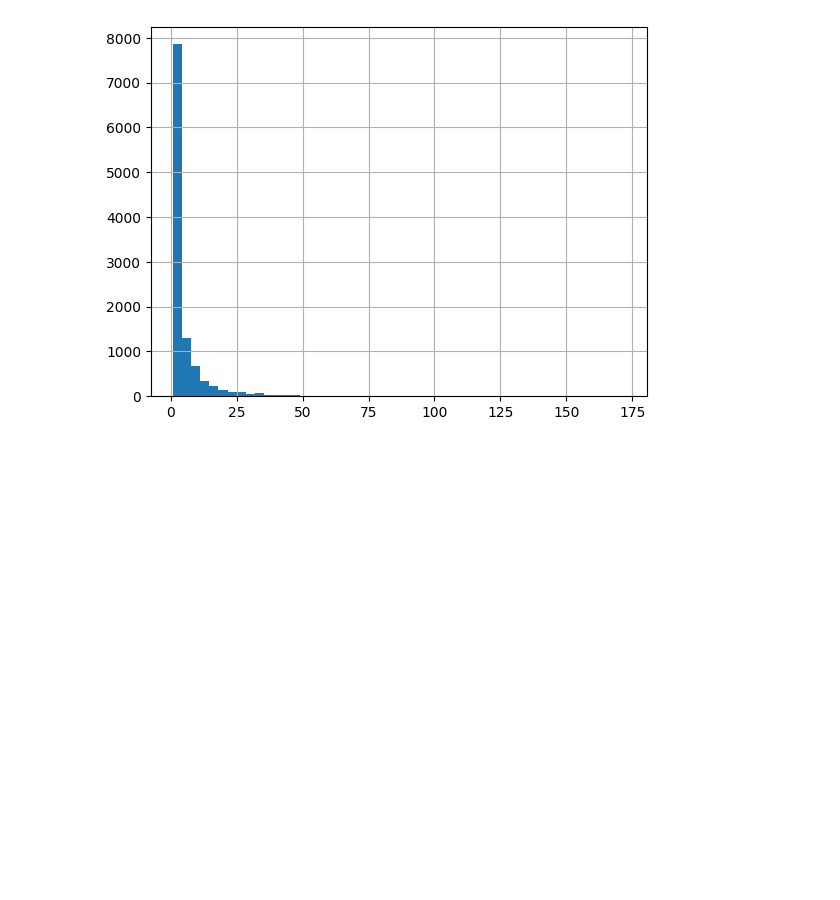
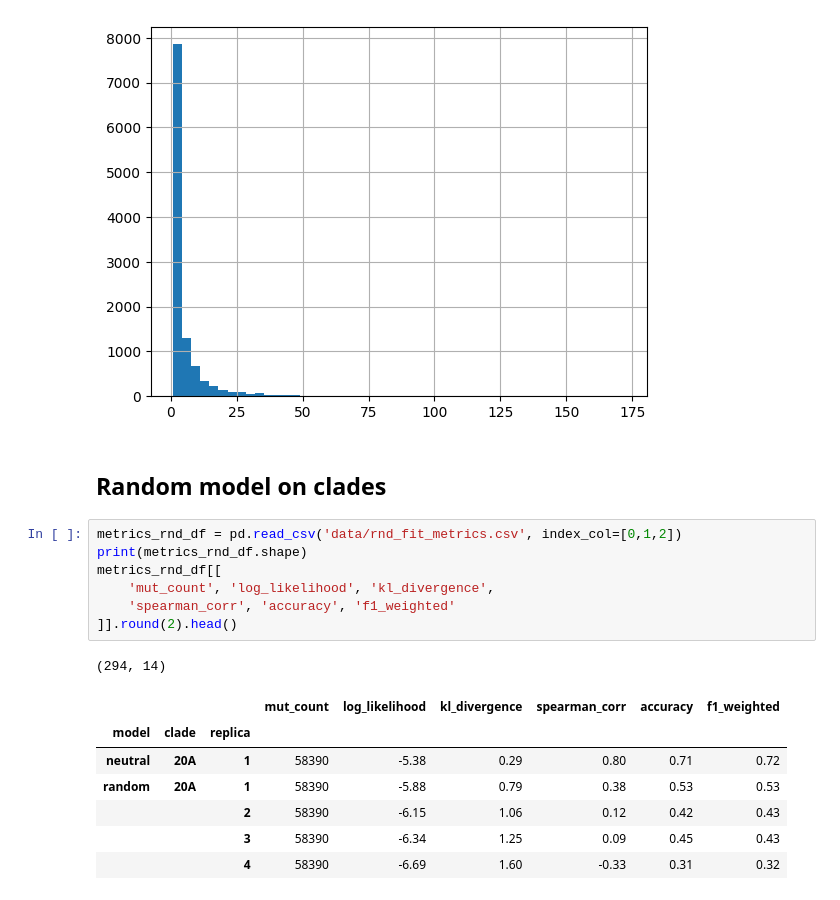
Before and after one commit to mitoclub/RNAViralMutSpec, a Jupyter notebook: sars-cov-2_aa_subst/process.ipynb, the cells around one changed output. Cells and saved outputs as stored; diff of their text form; blank space fills up the shorter version.

```diff
--- a/sars-cov-2_aa_subst/process.ipynb
+++ b/sars-cov-2_aa_subst/process.ipynb
@@ -757,3 +758,21 @@ metrics_total_df.sort_values('mut_count').tail(10)
 # %% [output]
 <AxesSubplot:>
 [figure]
+# %% [markdown]
+## Random model on clades
+# %%
+metrics_rnd_df = pd.read_csv('data/rnd_fit_metrics.csv', index_col=[0,1,2])
+print(metrics_rnd_df.shape)
+metrics_rnd_df[[
+    'mut_count', 'log_likelihood', 'kl_divergence',
+    'spearman_corr', 'accuracy', 'f1_weighted'
+]].round(2).head()
+# %% [output]
+(294, 14)
+|  |  |  | mut_count | log_likelihood | kl_divergence | spearman_corr | accuracy | f1_weighted |
+| model | clade | replica |  |  |  |  |  |  |
+| neutral | 20A | 1 | 58390 | -5.38 | 0.29 | 0.80 | 0.71 | 0.72 |
+| random | 20A | 1 | 58390 | -5.88 | 0.79 | 0.38 | 0.53 | 0.53 |
+|  |  | 2 | 58390 | -6.15 | 1.06 | 0.12 | 0.42 | 0.43 |
+|  |  | 3 | 58390 | -6.34 | 1.25 | 0.09 | 0.45 | 0.43 |
+|  |  | 4 | 58390 | -6.69 | 1.60 | -0.33 | 0.31 | 0.32 |
```
Also changed, not shown: parts of 3 cells of this notebook, 10 other files.
